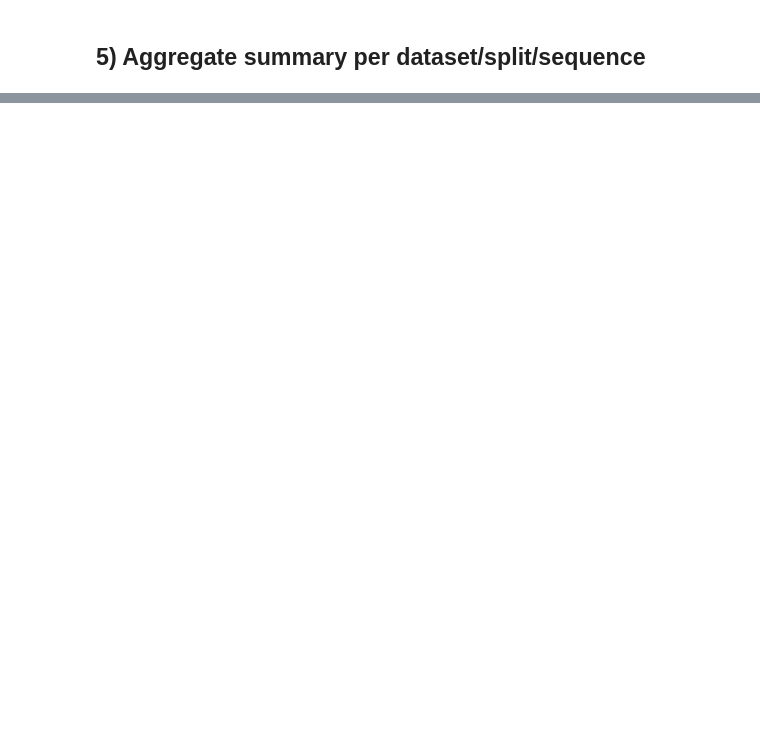
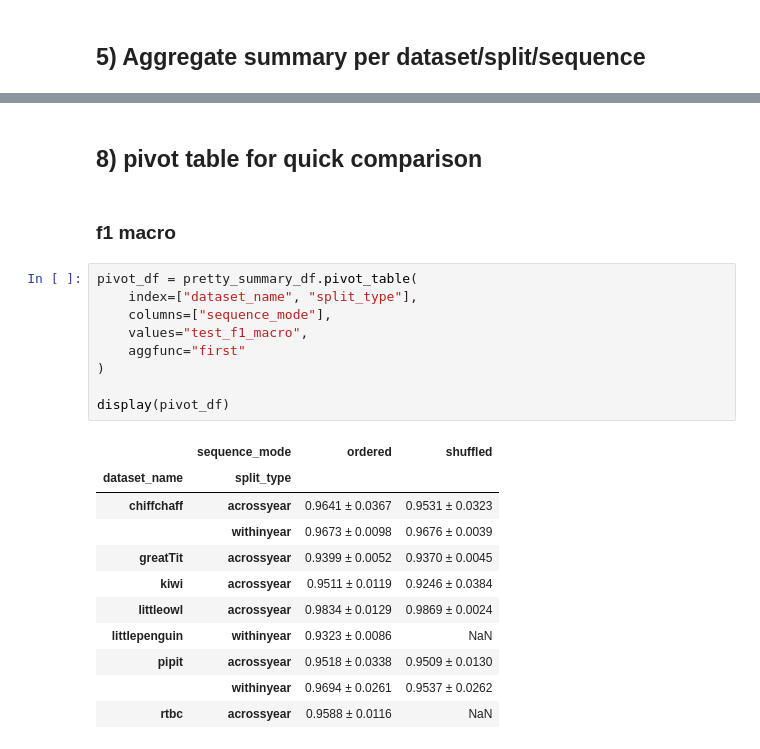
Before and after one commit to jongalon/embedding-to-individual-id, a Jupyter notebook: Notebooks/Summary metrics LSTM.ipynb, the cells around one changed output, grey strips where cells are left out. Drawn from its saved outputs; the diff is of its cells as text; blank space fills up the shorter version.

```diff
--- a/Notebooks/Summary metrics LSTM.ipynb
+++ b/Notebooks/Summary metrics LSTM.ipynb
@@ -265,0 +303,25 @@ Saved combined metrics to: /teamspace/studios/this_studio/Results/_combined/summ
+# %% [markdown]
+## 8) pivot table for quick comparison
+# %% [markdown]
+### f1 macro
+# %%
+pivot_df = pretty_summary_df.pivot_table(
+    index=["dataset_name", "split_type"],
+    columns=["sequence_mode"],
+    values="test_f1_macro",
+    aggfunc="first"
+)
+
+display(pivot_df)
+# %% [output]
+|  | sequence_mode | ordered | shuffled |
+| dataset_name | split_type |  |  |
+| chiffchaff | acrossyear | 0.9641 ± 0.0367 | 0.9531 ± 0.0323 |
+|  | withinyear | 0.9673 ± 0.0098 | 0.9676 ± 0.0039 |
+| greatTit | acrossyear | 0.9399 ± 0.0052 | 0.9370 ± 0.0045 |
+| kiwi | acrossyear | 0.9511 ± 0.0119 | 0.9246 ± 0.0384 |
+| littleowl | acrossyear | 0.9834 ± 0.0129 | 0.9869 ± 0.0024 |
+| littlepenguin | withinyear | 0.9323 ± 0.0086 | NaN |
+| pipit | acrossyear | 0.9518 ± 0.0338 | 0.9509 ± 0.0130 |
+|  | withinyear | 0.9694 ± 0.0261 | 0.9537 ± 0.0262 |
+| rtbc | acrossyear | 0.9588 ± 0.0116 | NaN |
```
Also changed, not shown: parts of 16 cells of this notebook, 1 other file.
